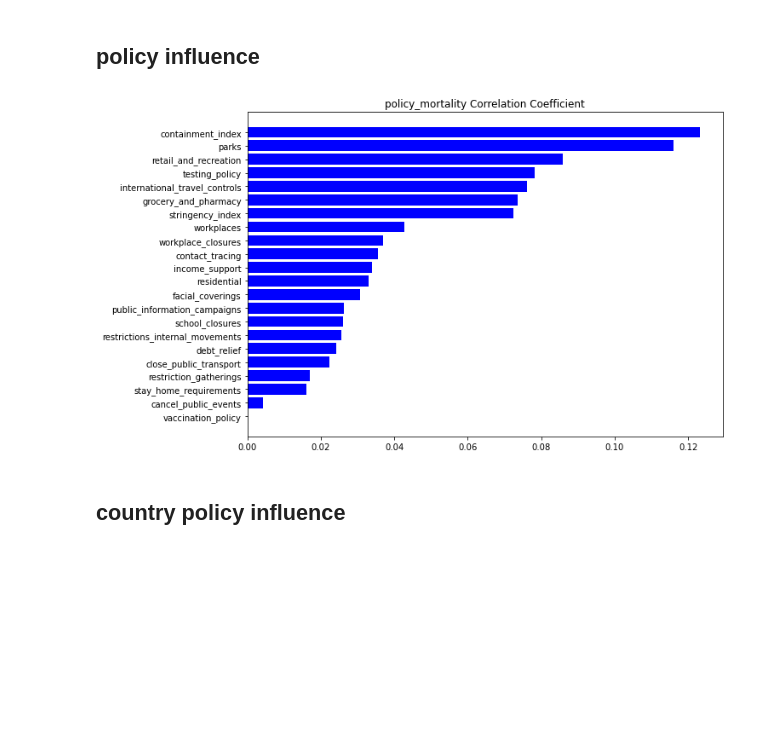
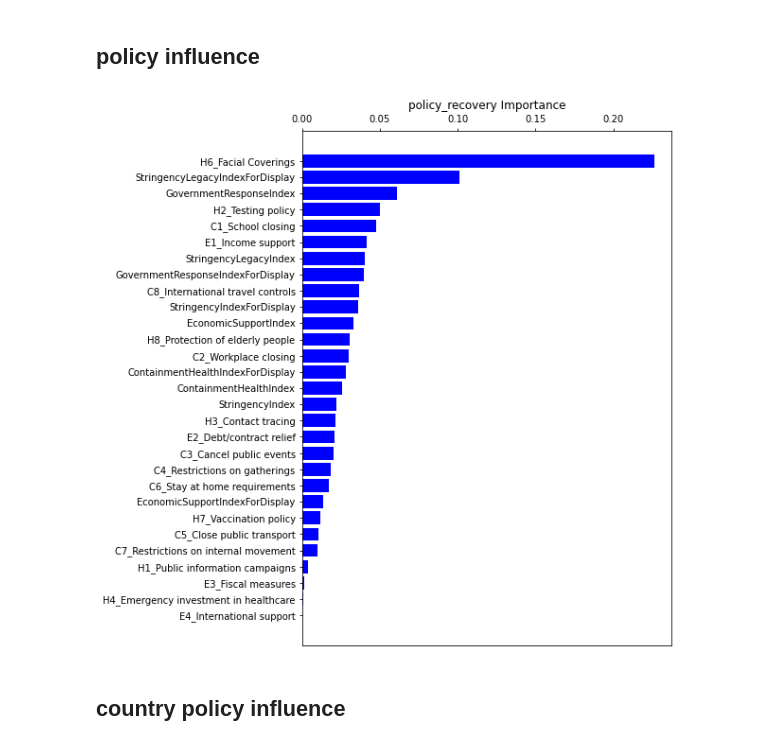
Before and after one commit to Mrzhouqifei/SUSTAIN, a Jupyter notebook: plot.ipynb, the cells around one changed output. Cells and saved outputs as stored; diff of their text form; code cells hidden in the pictures; blank space fills up the shorter version.

```diff
--- a/plot.ipynb
+++ b/plot.ipynb
@@ -78,14 +78,14 @@ def policy_influence(name):
     indicator_mortality = pd.read_csv('output/step_two/policy_influence/'+name+'.csv')
 #     indicator_mortality['indicator'] = indicator_mortality.Indicator + "[" + indicator_mortality.Unit + ']'
     indicator_mortality = indicator_mortality[['Policy', 'importance']][:29][::-1]
-    plt.figure(figsize=(10,7))
+    plt.figure(figsize=(7,10))
     plt.barh(indicator_mortality.Policy, indicator_mortality.importance,color='b', align='center')
-    plt.title(name + ' Correlation Coefficient')
+    plt.title(name + ' Importance')
     plt.savefig('pics/' + name + '.png', bbox_inches='tight', dpi=100)
 # %%
-policy_influence('policy_mortality')  # policy_mortality  policy_recovery
+policy_influence('policy_recovery')  # policy_mortality  policy_recovery
 # %% [output]
-[figure, old version]
+[figure, new version]
 # %% [markdown]
 ## country policy influence
 # %%
```
Also changed, not shown: parts of 32 cells of this notebook, 57 other files.
